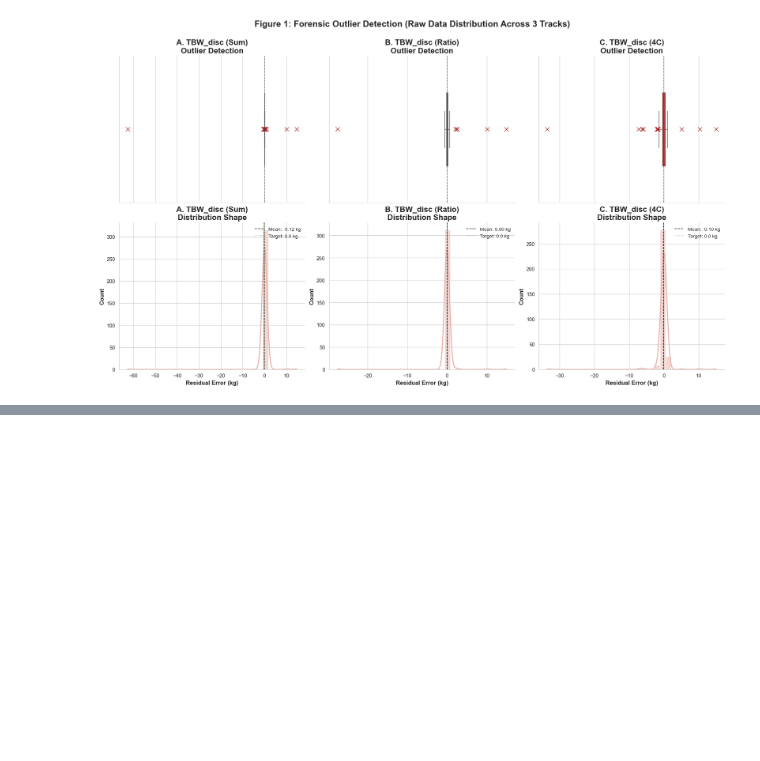
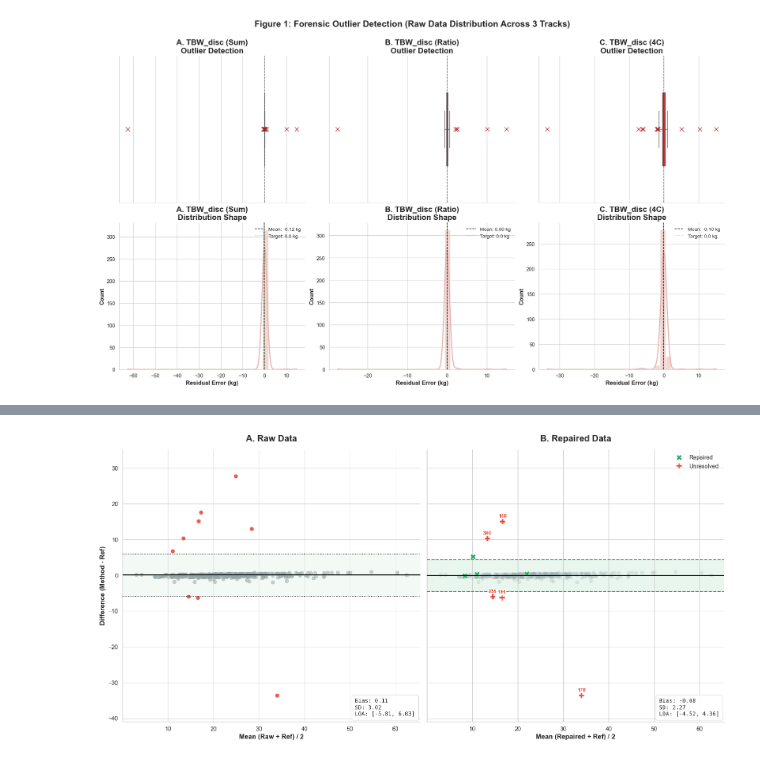
Before and after one commit to youquanneu/COMP3200_Individual_Project, a Jupyter notebook: Pipeline/FeaturesAnalysis2.ipynb, the cells around one changed output, grey strips where cells are left out. Cells and saved outputs as stored; diff of their text form; code cells hidden in the pictures; blank space fills up the shorter version.

Commit message:
Water and Fat combine together

```diff
--- a/Pipeline/FeaturesAnalysis2.ipynb
+++ b/Pipeline/FeaturesAnalysis2.ipynb
@@ -615,0 +486,15 @@ AssertionError:
+# %%
+TFC_disc_lean_lim_val = get_limits(df_bioimpedance[col_TFC_disc_lean],reference_col=df_bioimpedance['Total Fat Content (TFC)'])
+TFC_disc_ratio_lim_val = get_limits(df_bioimpedance[col_TFC_disc_ratio],reference_col=df_bioimpedance['Total Fat Content (TFC)'])
+TFC_disc_sumOfRatio_lim_val = 1
+
+# 2. GENERATE MASKS (Using the new symmetric limits)
+TFC_disc_fit_lean_lim   = (df_bioimpedance[col_TFC_disc_lean].abs() < TFC_disc_lean_lim_val)
+TFC_disc_fit_ratio_lim  = (df_bioimpedance[col_TFC_disc_ratio].abs() < TFC_disc_ratio_lim_val)
+TFC_disc_sumOfRatio_lim = (df_bioimpedance[col_TFC_disc_sumOfRatio].abs() < TFC_disc_sumOfRatio_lim_val)
+
+TFC_disc_fit_both_lim       =  TFC_disc_fit_lean_lim &  TFC_disc_fit_ratio_lim
+TFC_disc_fail_lean_lim      = ~TFC_disc_fit_lean_lim &  TFC_disc_fit_ratio_lim
+TFC_disc_fail_ratio_lim     =  TFC_disc_fit_lean_lim & ~TFC_disc_fit_ratio_lim
+TFC_disc_fit_sumOfRatio_lim = ~TFC_disc_fit_lean_lim & ~TFC_disc_fit_ratio_lim &  TFC_disc_sumOfRatio_lim
+TFC_disc_fail_all_lim       = ~TFC_disc_fit_lean_lim & ~TFC_disc_fit_ratio_lim & ~TFC_disc_sumOfRatio_lim
@@ -615,0 +635,26 @@ AssertionError:
+# %%
+col_TFC_calc_4C_TBW_unfixed = 'TFC_calc_4C_TBW_unfixed'
+df_bioimpedance[col_TFC_calc_4C_TBW_unfixed] = df_bioimpedance['Weight'] - df_bioimpedance['Total Body Water (TBW)'] - df_bioimpedance['Bone Mass (BM)'] - df_bioimpedance[col_TPC_calc_ratio] - epsilon_4C
+
+col_TFC_mean_raw_TBW_unfixed = 'TFC_mean_raw_TBW_unfixed'
+df_bioimpedance[col_TFC_mean_raw_TBW_unfixed] = (df_bioimpedance['Total Fat Content (TFC)'] + df_bioimpedance[col_TFC_calc_4C_TBW_unfixed]) / 2
+
+col_TFC_diff_raw_TBW_unfixed = 'TFC_diff_raw_TBW_unfixed'
+df_bioimpedance[col_TFC_diff_raw_TBW_unfixed] = df_bioimpedance['Total Fat Content (TFC)'] - df_bioimpedance[col_TFC_calc_4C_TBW_unfixed]
+
+col_TFC_mean_fixed_TBW_unfixed = 'TFC_mean_fixed_TBW_unfixed'
+df_bioimpedance[col_TFC_mean_fixed_TBW_unfixed] = (df_bioimpedance[col_TFC_fixed] + df_bioimpedance[col_TFC_calc_4C_TBW_unfixed]) / 2
+
+col_TFC_diff_fixed_TBW_unfixed = 'TFC_diff_fixed_TBW_unfixed'
+df_bioimpedance[col_TFC_diff_fixed_TBW_unfixed] = df_bioimpedance[col_TFC_fixed] - df_bioimpedance[col_TFC_calc_4C_TBW_unfixed]
+
+_Bland_Altman_comparison(
+    df_bioimpedance,
+    col_TFC_mean_raw_TBW_unfixed,
+    col_TFC_diff_raw_TBW_unfixed,
+    col_TFC_mean_fixed_TBW_unfixed,
+    col_TFC_diff_fixed_TBW_unfixed,
+    col_TFC_fix_status
+)
+# %% [output]
+[figure, added]
```
Also changed, not shown: parts of 18 cells of this notebook.
